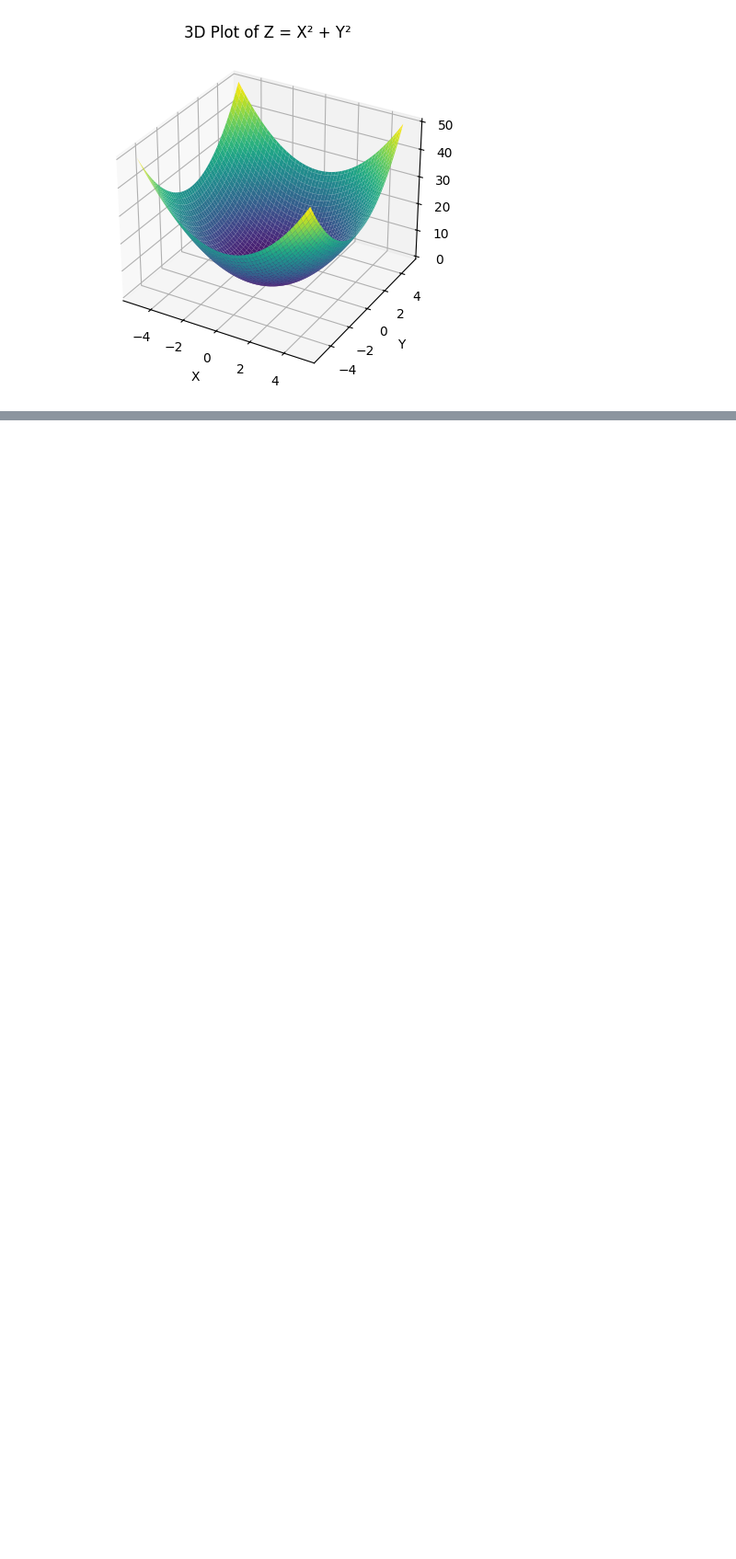
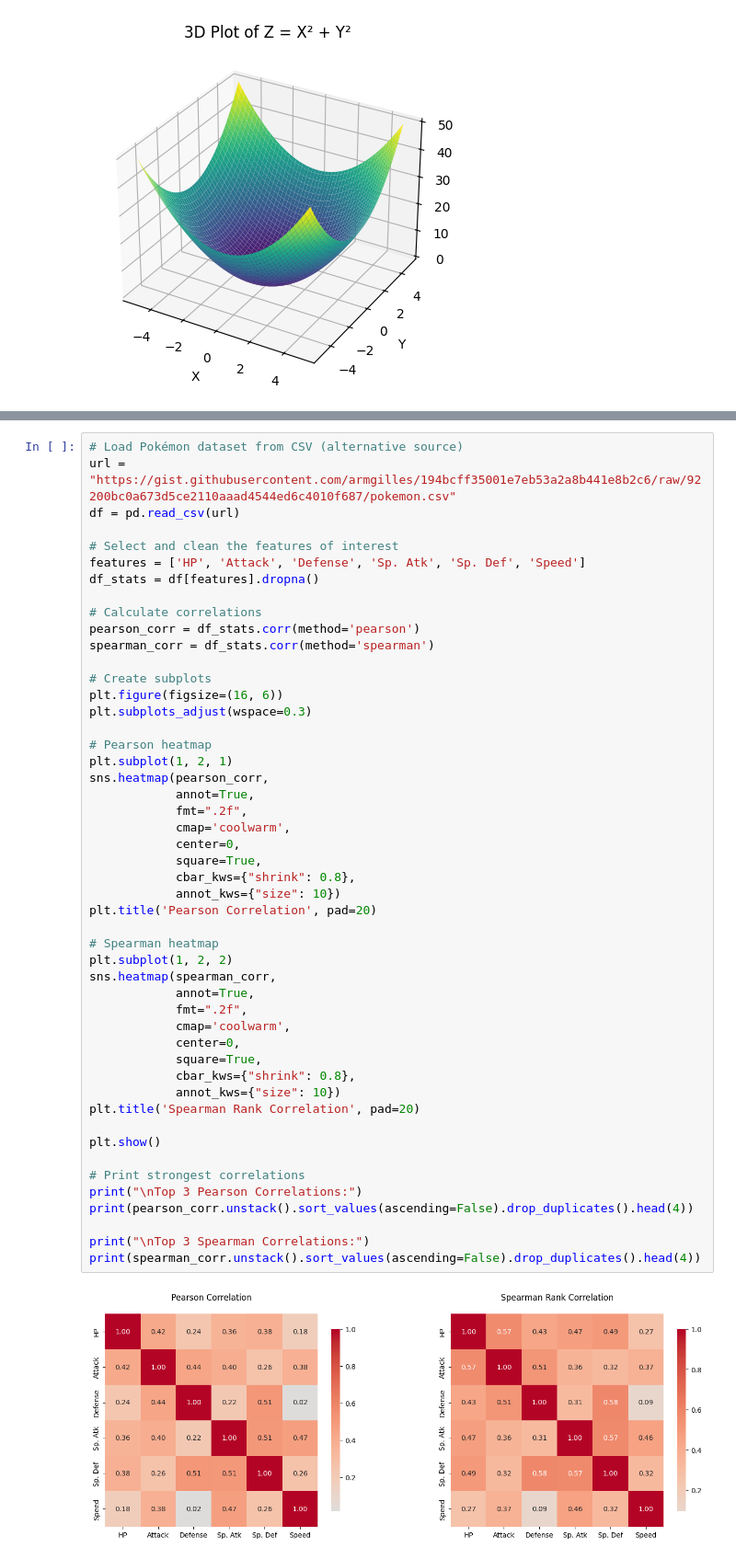
Before and after one commit to movindu-ayanaja/SE4050-DeepLearning-Lab1, a Jupyter notebook: Task1_SE4050_IT22293558.ipynb, the cells around one changed output, grey strips where cells are left out. Shown at 92% size. Drawn from its saved outputs; the diff is of its cells as text; blank space fills up the shorter version.

```diff
--- a/Task1_SE4050_IT22293558.ipynb
+++ b/Task1_SE4050_IT22293558.ipynb
@@ -77,0 +54,51 @@ plt.show()
+# %%
+# Load Pokémon dataset from CSV (alternative source)
+url = "https://gist.githubusercontent.com/armgilles/194bcff35001e7eb53a2a8b441e8b2c6/raw/92200bc0a673d5ce2110aaad4544ed6c4010f687/pokemon.csv"
+df = pd.read_csv(url)
+
+# Select and clean the features of interest
+features = ['HP', 'Attack', 'Defense', 'Sp. Atk', 'Sp. Def', 'Speed']
+df_stats = df[features].dropna()
+
+# Calculate correlations
+pearson_corr = df_stats.corr(method='pearson')
+spearman_corr = df_stats.corr(method='spearman')
+
+# Create subplots
+plt.figure(figsize=(16, 6))
+plt.subplots_adjust(wspace=0.3)
+
+# Pearson heatmap
+plt.subplot(1, 2, 1)
+sns.heatmap(pearson_corr,
+            annot=True,
+            fmt=".2f",
+            cmap='coolwarm',
+            center=0,
+            square=True,
+            cbar_kws={"shrink": 0.8},
+            annot_kws={"size": 10})
+plt.title('Pearson Correlation', pad=20)
+
+# Spearman heatmap
+plt.subplot(1, 2, 2)
+sns.heatmap(spearman_corr,
+            annot=True,
+            fmt=".2f",
+            cmap='coolwarm',
+            center=0,
+            square=True,
+            cbar_kws={"shrink": 0.8},
+            annot_kws={"size": 10})
+plt.title('Spearman Rank Correlation', pad=20)
+
+plt.show()
+
+# Print strongest correlations
+print("\nTop 3 Pearson Correlations:")
+print(pearson_corr.unstack().sort_values(ascending=False).drop_duplicates().head(4))
+
+print("\nTop 3 Spearman Correlations:")
+print(spearman_corr.unstack().sort_values(ascending=False).drop_duplicates().head(4))
+# %% [output]
+[figure, added]
```
Also changed, not shown: parts of 4 cells of this notebook.
